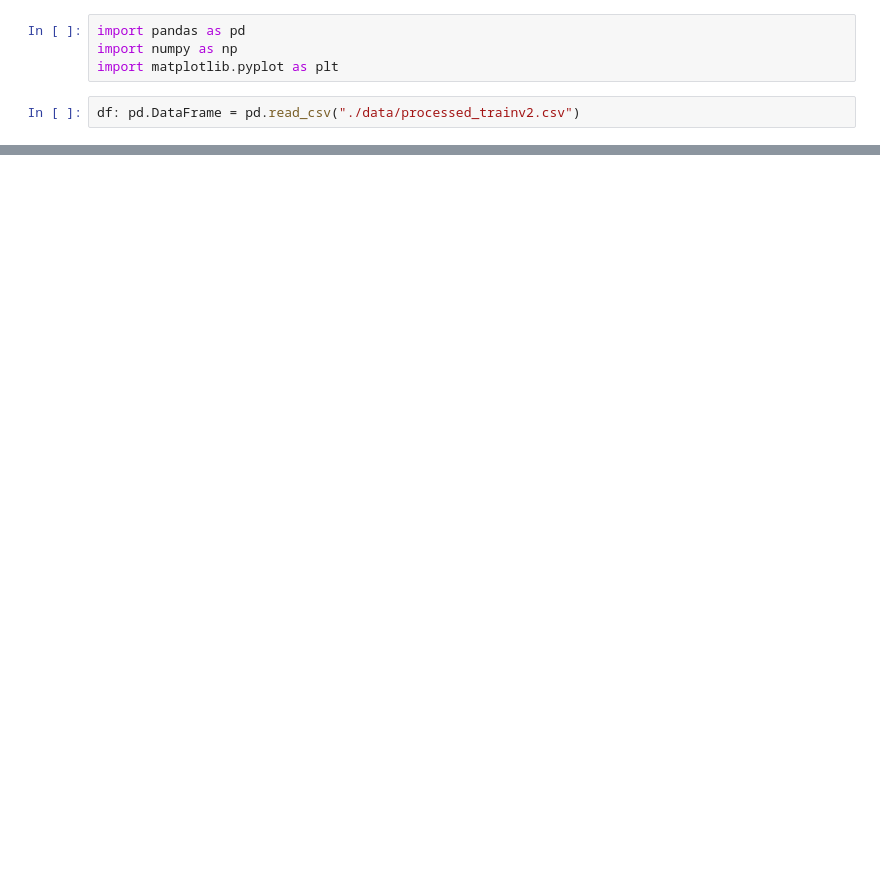
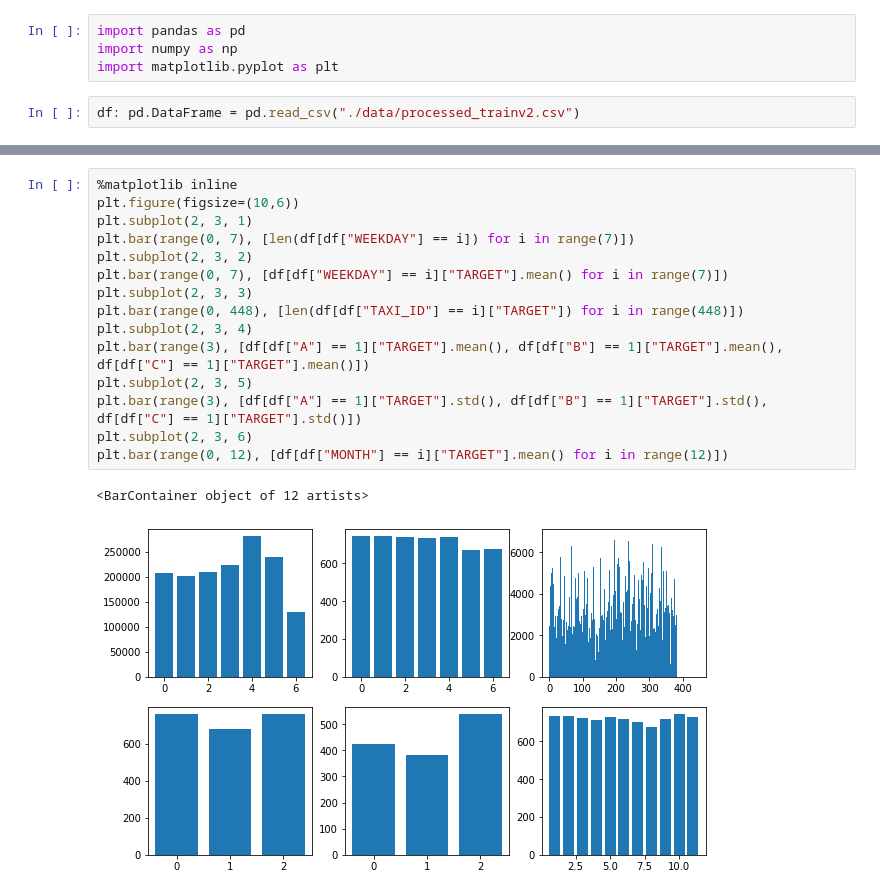
Before and after one commit to benjxia/CSE-151B-KAGGLE, a Jupyter notebook: analysis.ipynb, the cells around one changed output, grey strips where cells are left out. Cells and saved outputs as stored; diff of their text form; blank space fills up the shorter version.

```diff
--- a/analysis.ipynb
+++ b/analysis.ipynb
@@ -39,3 +65,21 @@ plt.show()
+# %%
+%matplotlib inline
+plt.figure(figsize=(10,6))
+plt.subplot(2, 3, 1)
+plt.bar(range(0, 7), [len(df[df["WEEKDAY"] == i]) for i in range(7)])
+plt.subplot(2, 3, 2)
+plt.bar(range(0, 7), [df[df["WEEKDAY"] == i]["TARGET"].mean() for i in range(7)])
+plt.subplot(2, 3, 3)
+plt.bar(range(0, 448), [len(df[df["TAXI_ID"] == i]["TARGET"]) for i in range(448)])
+plt.subplot(2, 3, 4)
+plt.bar(range(3), [df[df["A"] == 1]["TARGET"].mean(), df[df["B"] == 1]["TARGET"].mean(), df[df["C"] == 1]["TARGET"].mean()])
+plt.subplot(2, 3, 5)
+plt.bar(range(3), [df[df["A"] == 1]["TARGET"].std(), df[df["B"] == 1]["TARGET"].std(), df[df["C"] == 1]["TARGET"].std()])
+plt.subplot(2, 3, 6)
+plt.bar(range(0, 12), [df[df["MONTH"] == i]["TARGET"].mean() for i in range(12)])
+# %% [output]
+<BarContainer object of 12 artists>
+[figure, added]
 # %%
 df["ORIGIN_CALL"][:-1]
 # %% [output]
```
Also changed, not shown: parts of 8 cells of this notebook, 6 other files.
